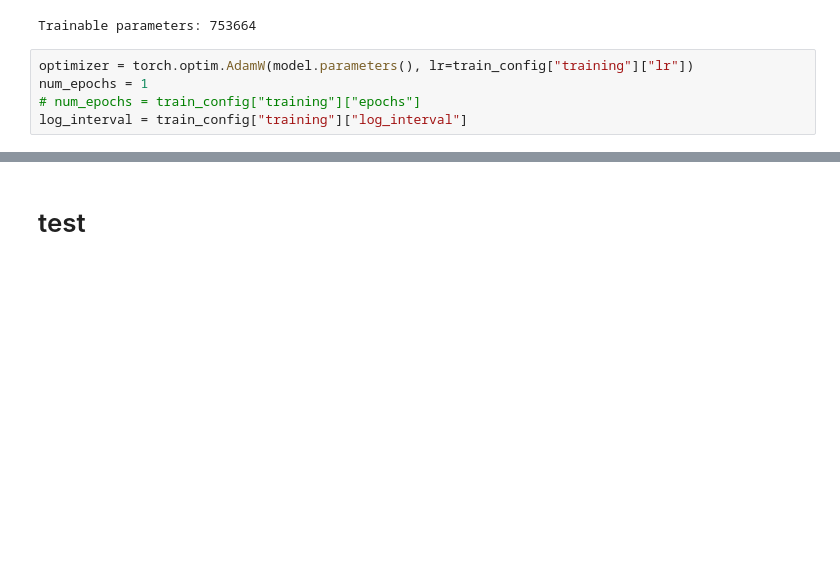
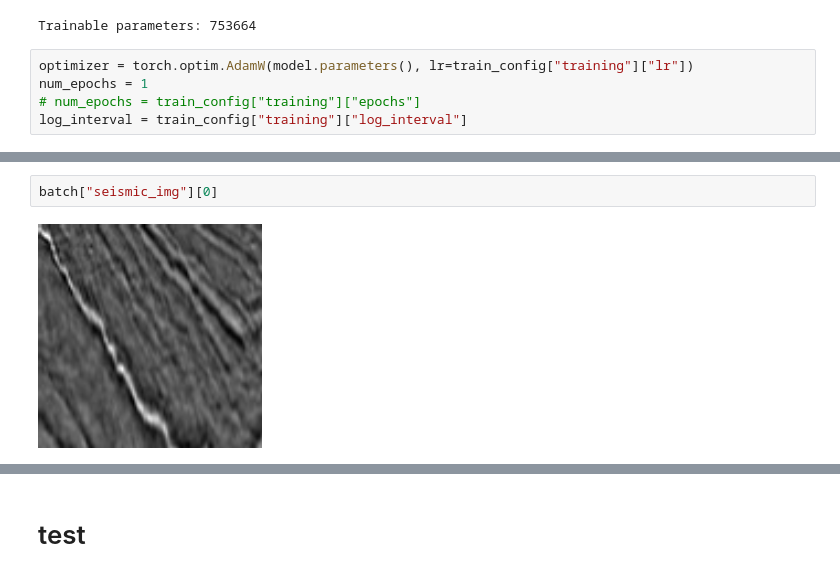
Before and after one commit to tedotechnologies/seismic_segmentation, a Jupyter notebook: notebooks/_train_sam.ipynb, the cells around one changed output, grey strips where cells are left out. Drawn from its saved outputs; the diff is of its cells as text; blank space fills up the shorter version.

```diff
--- a/notebooks/_train_sam.ipynb
+++ b/notebooks/_train_sam.ipynb
@@ -191,3 +302,7 @@ log_interval = train_config["training"]["log_interval"]
+# %%
+batch["seismic_img"][0]
+# %% [output]
+[figure, added]
 # %%
 epoch_losses = []
 
```
Also changed, not shown: parts of 37 cells of this notebook, 2 other files.
